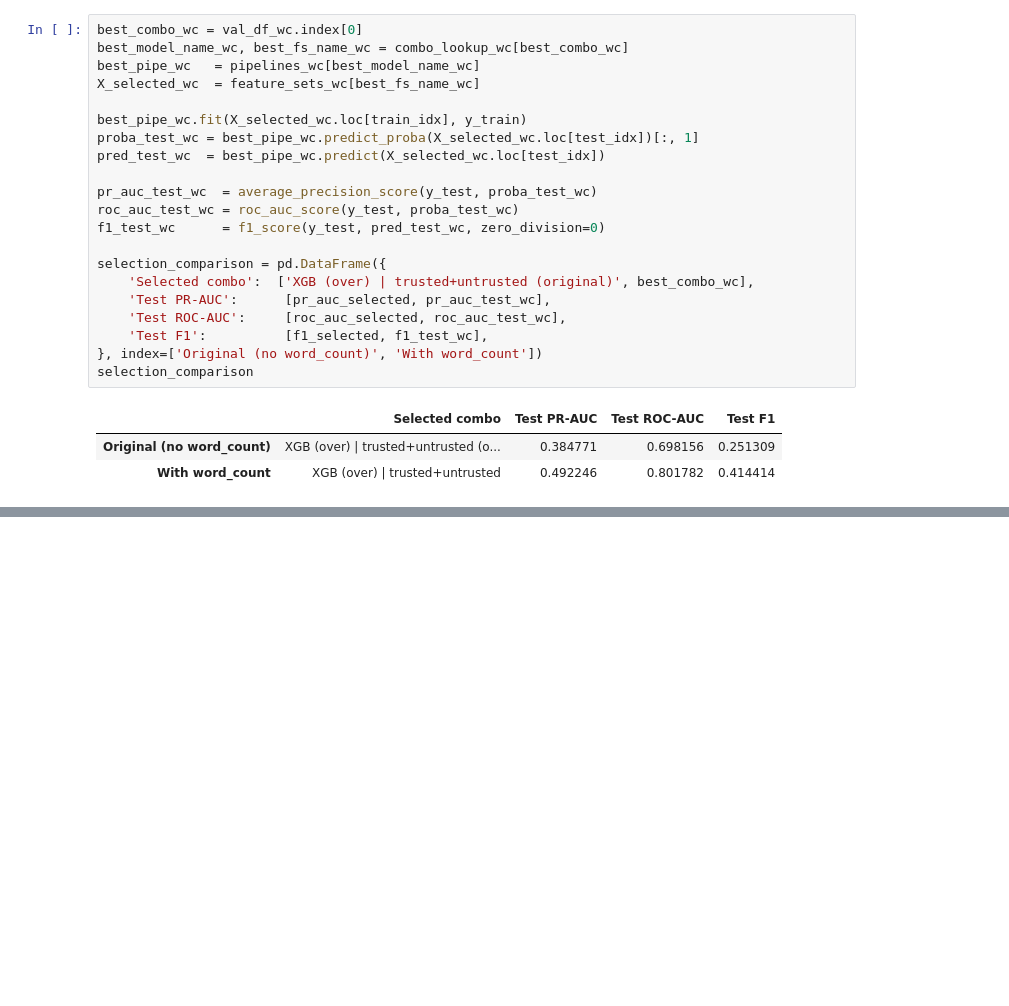
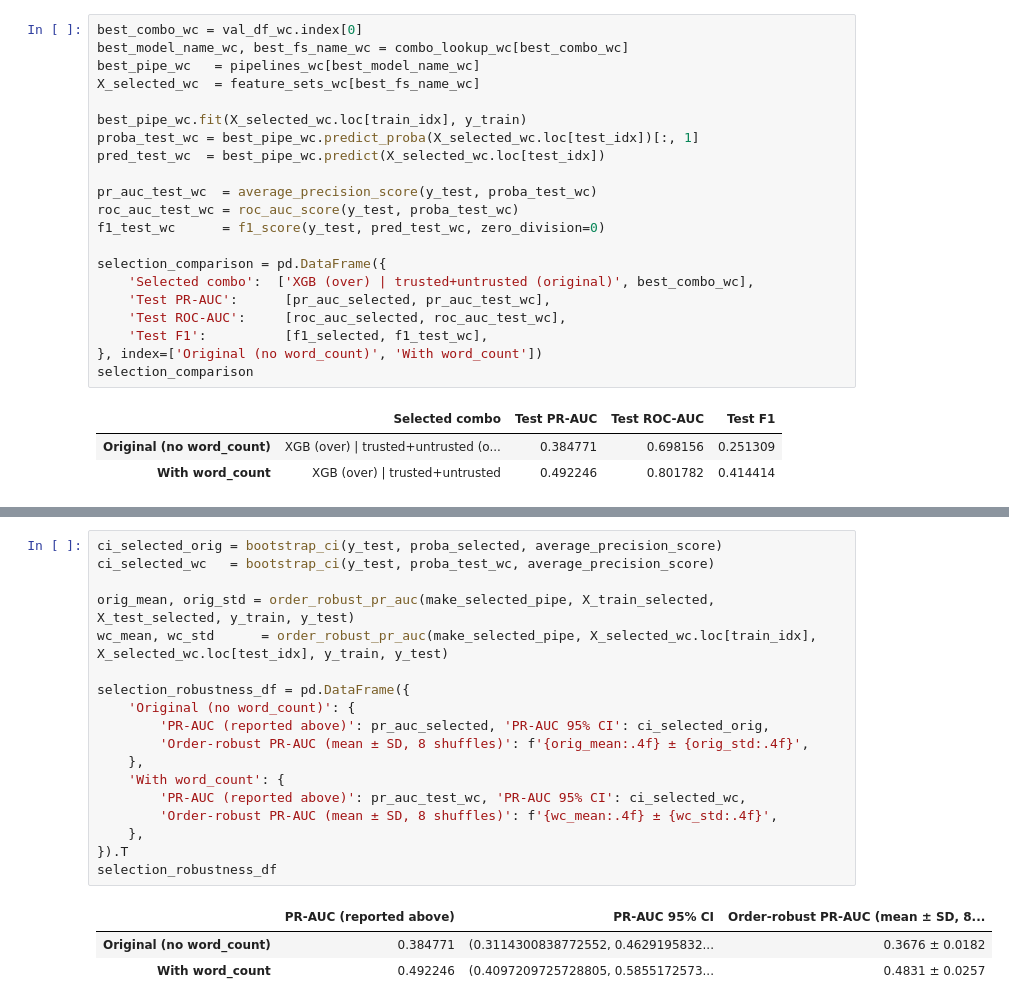
Before and after one commit to jct-nlp/change-my-view-2025, a Jupyter notebook: this work/04.2_baseline_comparison.ipynb, the cells around one changed output, grey strips where cells are left out. Drawn from its saved outputs; the diff is of its cells as text; blank space fills up the shorter version.

```diff
--- a/this work/04.2_baseline_comparison.ipynb
+++ b/this work/04.2_baseline_comparison.ipynb
@@ -1243,0 +1432,22 @@ selection_comparison
+# %%
+ci_selected_orig = bootstrap_ci(y_test, proba_selected, average_precision_score)
+ci_selected_wc   = bootstrap_ci(y_test, proba_test_wc, average_precision_score)
+
+orig_mean, orig_std = order_robust_pr_auc(make_selected_pipe, X_train_selected, X_test_selected, y_train, y_test)
+wc_mean, wc_std      = order_robust_pr_auc(make_selected_pipe, X_selected_wc.loc[train_idx], X_selected_wc.loc[test_idx], y_train, y_test)
+
+selection_robustness_df = pd.DataFrame({
+    'Original (no word_count)': {
+        'PR-AUC (reported above)': pr_auc_selected, 'PR-AUC 95% CI': ci_selected_orig,
+        'Order-robust PR-AUC (mean ± SD, 8 shuffles)': f'{orig_mean:.4f} ± {orig_std:.4f}',
+    },
+    'With word_count': {
+        'PR-AUC (reported above)': pr_auc_test_wc, 'PR-AUC 95% CI': ci_selected_wc,
+        'Order-robust PR-AUC (mean ± SD, 8 shuffles)': f'{wc_mean:.4f} ± {wc_std:.4f}',
+    },
+}).T
+selection_robustness_df
+# %% [output]
+|  | PR-AUC (reported above) | PR-AUC 95% CI | Order-robust PR-AUC (mean ± SD, 8... |
+| Original (no word_count) | 0.384771 | (0.3114300838772552, 0.4629195832... | 0.3676 ± 0.0182 |
+| With word_count | 0.492246 | (0.4097209725728805, 0.5855172573... | 0.4831 ± 0.0257 |
```
Also changed, not shown: parts of 16 cells of this notebook, 2 other files.
